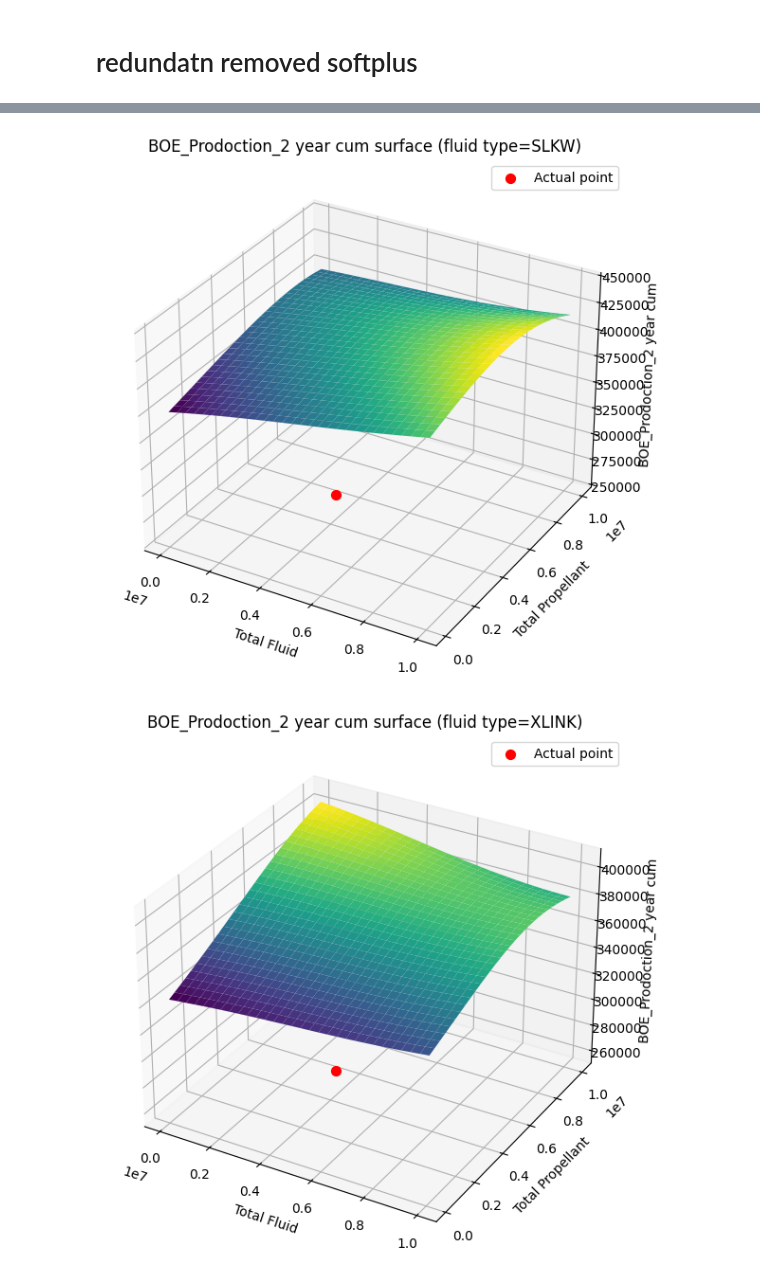
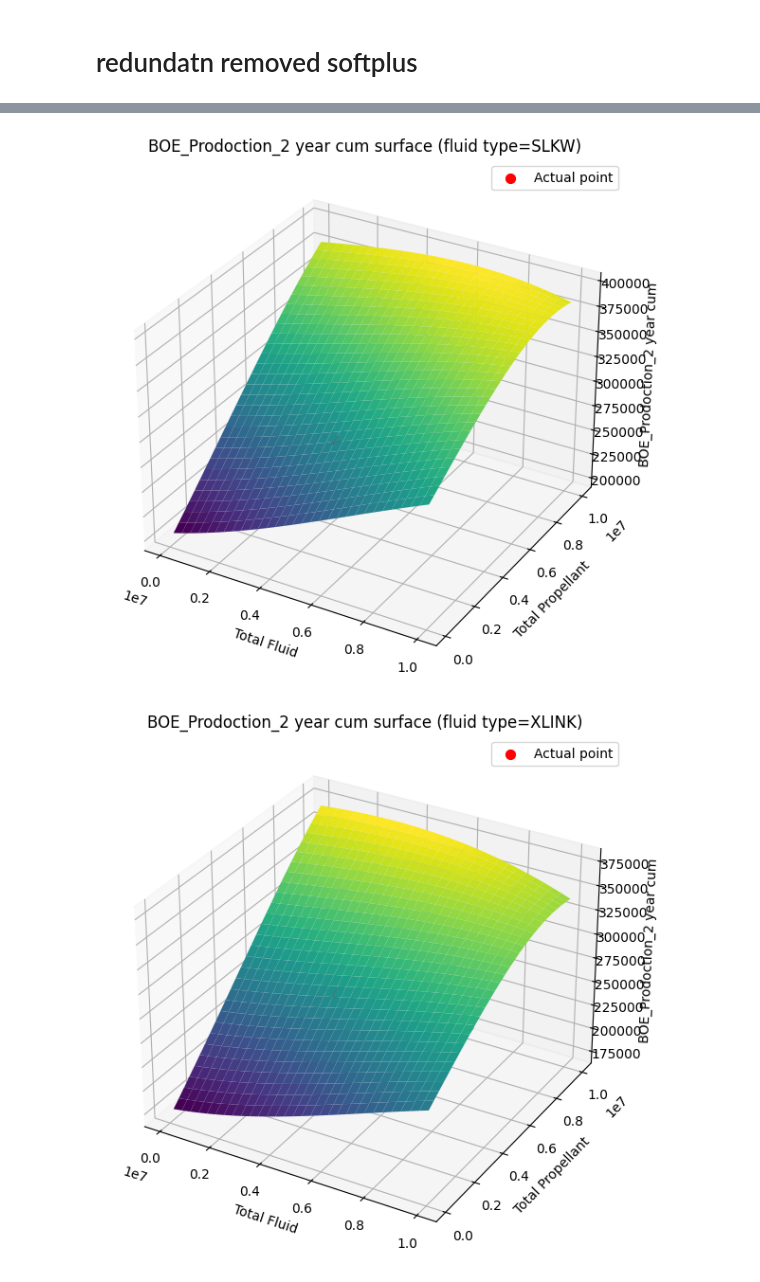
Before and after one commit to kamiaras/Eagle-Ford, a Jupyter notebook: Second/plot3D_IO.ipynb, the cells around one changed output, grey strips where cells are left out. Saved outputs shown, nothing was run; the diff lists cells and outputs as text; code cells hidden in the pictures.

```diff
--- a/Second/plot3D_IO.ipynb
+++ b/Second/plot3D_IO.ipynb
@@ -214,7 +214,7 @@ plot_3d_response_surfaces(
 # ─── Example usage ─────────────────────────────────────────────────────────
 plot_3d_response_surfaces(
     run_folder="/home/kamiar/chevron/Eagle-Ford/Second/98a1fcb5",
-    fold=1,
+    fold=6,
     test_csv="/home/kamiar/chevron/Eagle-Ford/First/data/Eagle Ford Data(Eagle Ford)_test.csv",
     sample_index=0,
     fluid_range=fluid_range,
@@ -228,2 +228,2 @@ plot_3d_response_surfaces(
-[figure, old version]
+[figure, new version]
-[figure, old version]
+[figure, new version]
```
Also changed, not shown: parts of 2 cells of this notebook, 5 other files.
